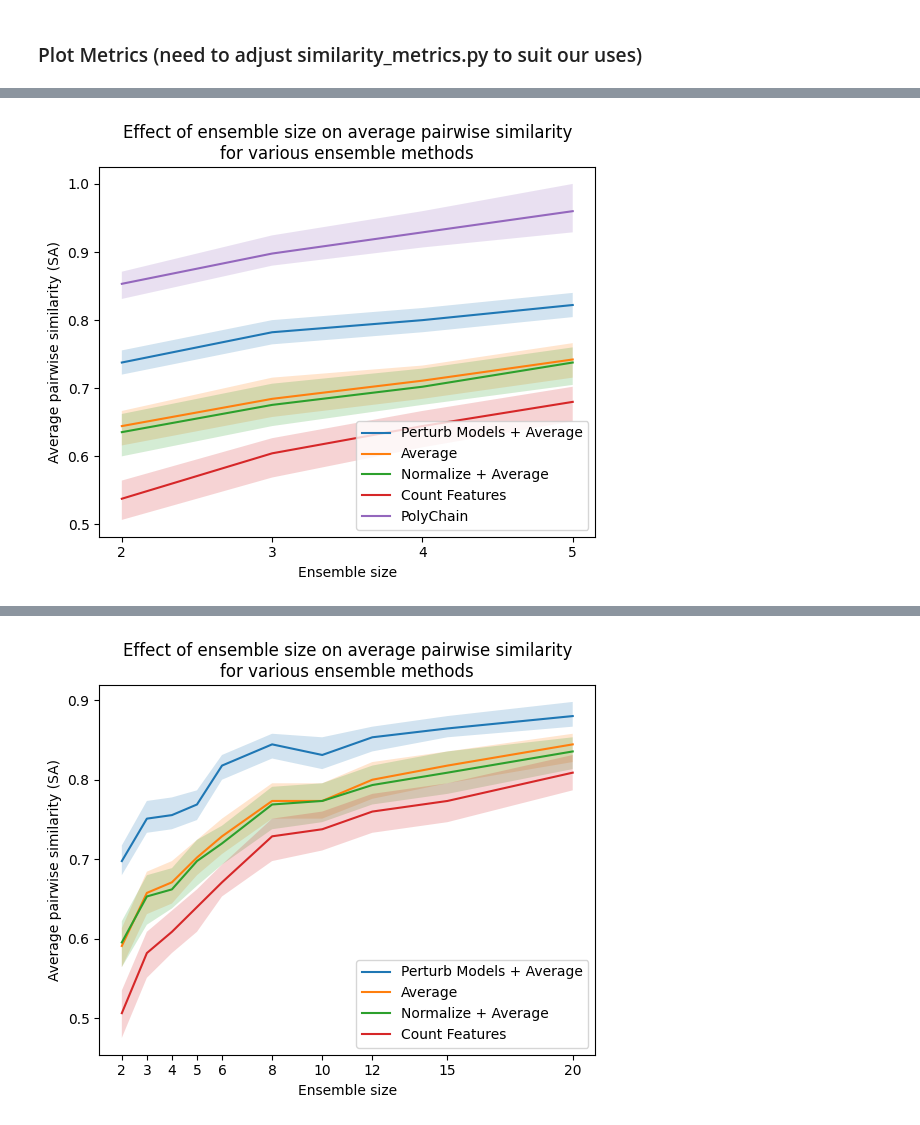
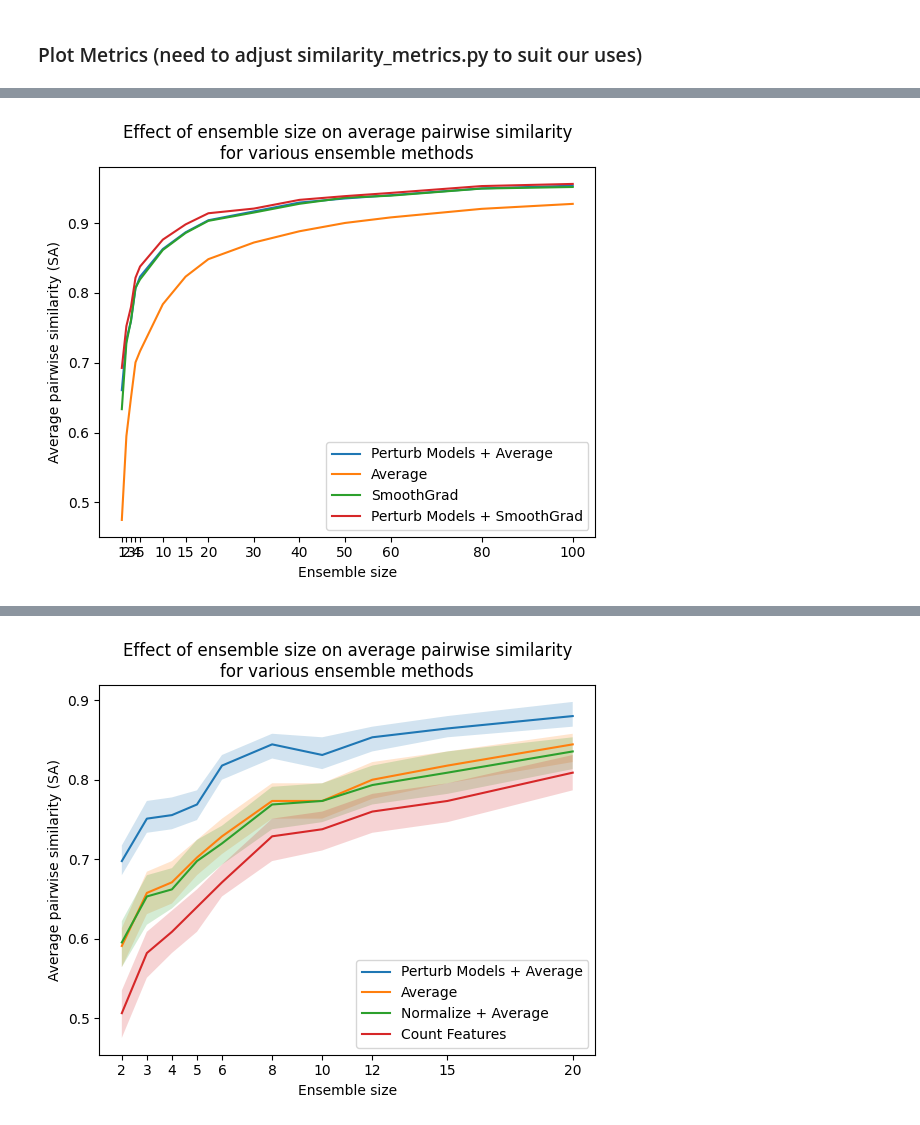
Before and after one commit to nicole-hjlin/harvard_cs282_ptg, a Jupyter notebook: ptg/tutorial.ipynb, the cells around one changed output, grey strips where cells are left out. Drawn from its saved outputs; the diff is of its cells as text; code cells hidden in the pictures.

```diff
--- a/ptg/tutorial.ipynb
+++ b/ptg/tutorial.ipynb
@@ -68,3 +138,7 @@ k = 5
 
 # Store no. inputs and no. features
 n_inputs, n_features = X_test.shape
+# %%
+for e, ensemble_size in tqdm(enumerate(ensemble_sizes)):
+    for i in range(n_trials):
+        print(list(range(i*ensemble_size, (i+1)*ensemble_size)))
@@ -163,6 +301,8 @@ SA = np.zeros((len(ensemble_sizes), len(test_idx)))
 SA_avg = np.zeros((len(ensemble_sizes), len(test_idx)))
 SA_norm_avg = np.zeros((len(ensemble_sizes), len(test_idx)))
 SA_smooth = np.zeros((len(ensemble_sizes), len(test_idx)))
+SA_sg = np.zeros((len(ensemble_sizes), len(test_idx)))
+# SA_sg_smooth = np.zeros((len(ensemble_sizes), len(test_idx)))
 
 for i in tqdm(range(len(ensemble_sizes))):
     # Counting-based feature attributions
@@ -176,3 +316,5 @@ for i in tqdm(range(len(ensemble_sizes))):
     SA_avg[i] = average_pairwise_score(topk_avg[i], signs_avg[i], top_k_sa)
     SA_norm_avg[i] = average_pairwise_score(topk_norm_avg[i], signs_norm_avg[i], top_k_sa)
     SA_smooth[i] = average_pairwise_score(topk_smooth[i], signs_smooth[i], top_k_sa)
+    SA_sg[i] = average_pairwise_score(topk_sg[i], signs_sg[i], top_k_sa)
+    # SA_sg_smooth[i] = average_pairwise_score(topk_sg_smooth[i], signs_sg_smooth[i], top_k_sa)
@@ -180,0 +396,14 @@ for i in tqdm(range(len(ensemble_sizes))):
+# %%
+plt.figure(figsize=(10, 6), dpi=200)
+titles = ['Perturb Models + Average', 'Average', 'SmoothGrad', 'Perturb Models + SmoothGrad']
+for i, metric in enumerate([SA_smooth, SA_avg, SA_sg, SA_sg_smooth]):
+    # Error bars represent different inputs
+    q = np.quantile(metric, [0.4, 0.5, 0.6], axis=1)
+    plt.plot(ensemble_sizes, metric.mean(axis=1), label=titles[i])  # plot 50% quantile
+    #plt.fill_between(ensemble_sizes, q[0], q[2], alpha=0.2)  # fill between 25% and 75% quantiles
+plt.xlabel('Ensemble size')
+plt.xticks(ensemble_sizes)
+plt.ylabel('Average pairwise similarity (SA)')
+plt.title('Effect of ensemble size on average pairwise similarity\nfor various ensemble methods')
+plt.legend(loc='lower right')
+plt.show()
@@ -180,0 +412,14 @@ for i in tqdm(range(len(ensemble_sizes))):
+# %%
+plt.figure(figsize=(10, 6), dpi=200)
+titles = ['Perturb Models + Average', 'Average', 'SmoothGrad', 'Perturb Models + SmoothGrad']
+for i, metric in enumerate([SA_smooth, SA_avg, SA_sg, SA_sg_smooth]):
+    # Error bars represent different inputs
+    q = np.quantile(metric, [0.4, 0.5, 0.6], axis=1)
+    plt.plot(ensemble_sizes, metric.mean(axis=1), label=titles[i])  # plot 50% quantile
+    #plt.fill_between(ensemble_sizes, q[0], q[2], alpha=0.2)  # fill between 25% and 75% quantiles
+plt.xlabel('Ensemble size')
+plt.xticks(ensemble_sizes)
+plt.ylabel('Average pairwise similarity (SA)')
+plt.title('Effect of ensemble size on average pairwise similarity\nfor various ensemble methods')
+plt.legend(loc='lower right')
+plt.show()
@@ -181,15 +428,15 @@ for i in tqdm(range(len(ensemble_sizes))):
 # %%
-titles = ['Perturb Models + Average', 'Average', 'Normalize + Average', 'Count Features', 'PolyChain']
-for i, metric in enumerate([SA_smooth, SA_avg, SA_norm_avg, SA, SA_mod]):
+titles = ['Perturb Models + Average', 'Average', 'SmoothGrad', 'Perturb Models + SmoothGrad',]
+for i, metric in enumerate([SA_smooth, SA_avg, SA_sg, SA_sg_smooth]):
     # Error bars represent different inputs
     q = np.quantile(metric, [0.4, 0.5, 0.6], axis=1)
-    plt.plot(ensemble_sizes, q[1], label=titles[i])  # plot 50% quantile
-    plt.fill_between(ensemble_sizes, q[0], q[2], alpha=0.2)  # fill between 25% and 75% quantiles
+    plt.plot(ensemble_sizes, metric.mean(axis=1), label=titles[i])  # plot 50% quantile
+    #plt.fill_between(ensemble_sizes, q[0], q[2], alpha=0.2)  # fill between 25% and 75% quantiles
 plt.xlabel('Ensemble size')
 plt.xticks(ensemble_sizes)
 plt.ylabel('Average pairwise similarity (SA)')
 plt.title('Effect of ensemble size on average pairwise similarity\nfor various ensemble methods')
 plt.legend(loc='lower right')
 plt.show()
 # %% [output]
-[figure, old version]
+[figure, new version]
```
Also changed, not shown: parts of 21 cells of this notebook, 6 other files.
